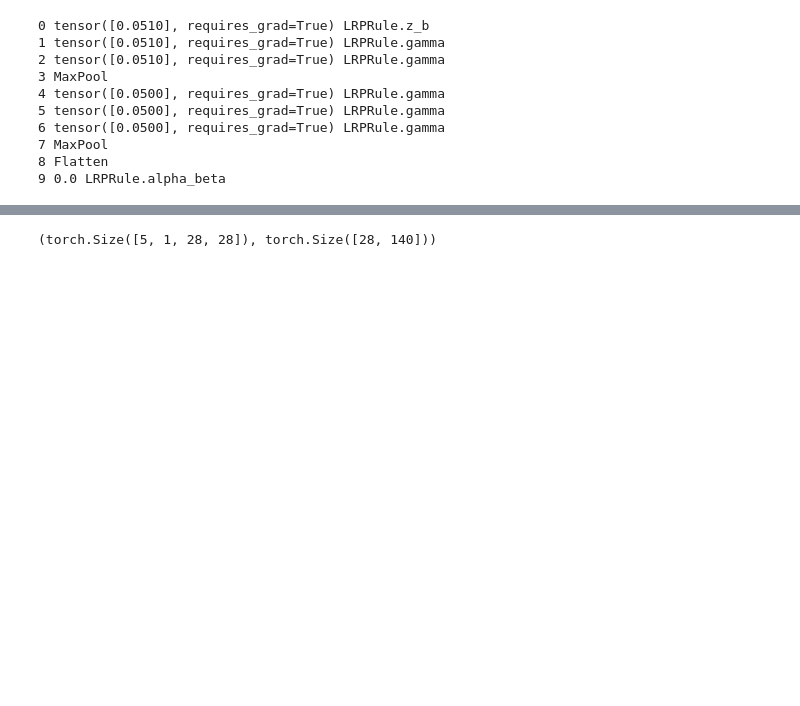
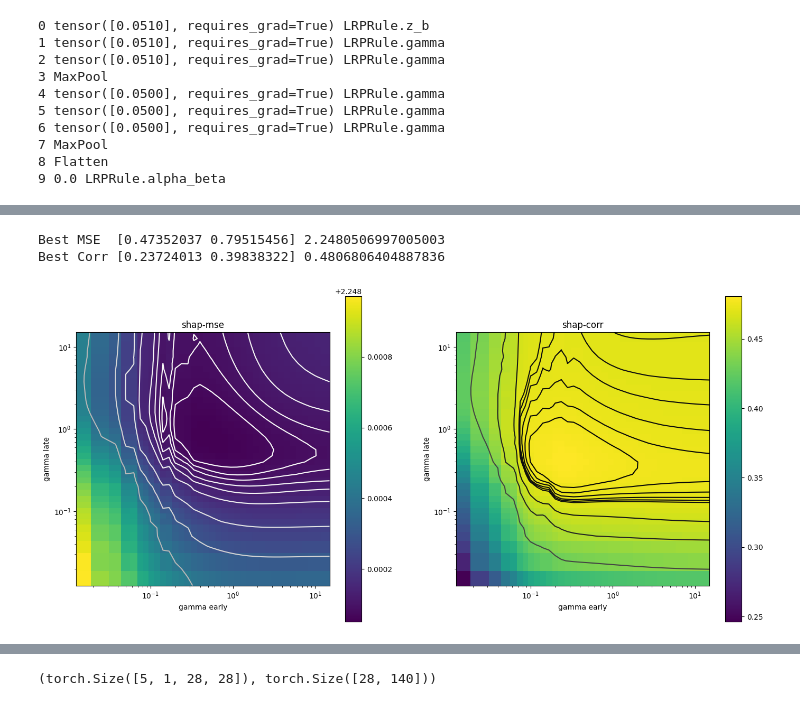
Before and after one commit to johannesmaess/investigation, a Jupyter notebook: shap-approximating-with-lrp-kessel.ipynb, the cells around one changed output, grey strips where cells are left out. Cells and saved outputs as stored; diff of their text form; code cells hidden in the pictures; blank space fills up the shorter version.

```diff
--- a/shap-approximating-with-lrp-kessel.ipynb
+++ b/shap-approximating-with-lrp-kessel.ipynb
@@ -406,0 +383,23 @@ len(gs)
+# %%
+# load data
+loaded = [load_data('d3', tag) for tag in tqdm(tags)]
+gs = np.vstack([gs for gs, _, _ in loaded])
+es = np.vstack([es for _, es, _ in loaded])
+es_tag = loaded[0][2]
+
+# order by second, then first column:
+order = np.argsort(gs[:, 1] + gs[:, 0] * 1e-4)
+gs_ordered = gs[order]
+es_ordered = es[order]
+# check order
+increasing_or_0 = np.diff(gs_ordered, axis=0) >= 0
+increasing_or_0[gs_ordered[1:] == 0] = True
+assert np.all(increasing_or_0)
+
+# filter out 0s
+mask = np.logical_not(np.any(gs_ordered == 0, axis=1))
+gs_ordered = gs_ordered[mask]
+es_ordered = es_ordered[mask]
+
+g1s, g2s = np.unique(gs_ordered[:, 0]), np.unique(gs_ordered[:, 1])
+g1s, g2s
@@ -406,0 +449,31 @@ len(gs)
+# %%
+best_mse = np.argmax(-es_ordered[:, 0])
+best_corr = np.argmax(es_ordered[:, 1])
+
+print('Best MSE ', gs_ordered[best_mse], es_ordered[best_mse, 0])
+print('Best Corr', gs_ordered[best_corr], es_ordered[best_corr, 1])
+# %% [output]
+Best MSE  [0.47352037 0.79515456] 2.2480506997005003
+Best Corr [0.23724013 0.39838322] 0.4806806404887836
+# %%
+n_contours = 11
+
+fig, axs = plt.subplots(1, len(es_tag), figsize=(17, 8))
+
+for e, e_tag, ax in zip(es_ordered.T, es_tag, axs):
+    e = e.reshape((len(g2s), len(g1s)))
+    ax.set_title(e_tag)
+    plt.colorbar(ax.pcolormesh(g1s, g2s, e))
+    if n_contours:
+        levels = np.quantile(e, np.linspace(0, 1, n_contours))
+        ax.contour(g1s, g2s, e, levels=levels, cmap='Greys')
+
+    ax.set_aspect('equal')
+    ax.set_xlabel('gamma early')
+    ax.set_ylabel('gamma late')
+    ax.set_yscale('log')
+    ax.set_xscale('log')
+    ax.set_xlim(g1s.min(), g1s.max())
+    ax.set_ylim(g2s.min(), g2s.max())
+# %% [output]
+[figure, added]
```
Also changed, not shown: parts of 68 cells of this notebook, 4 other files.
